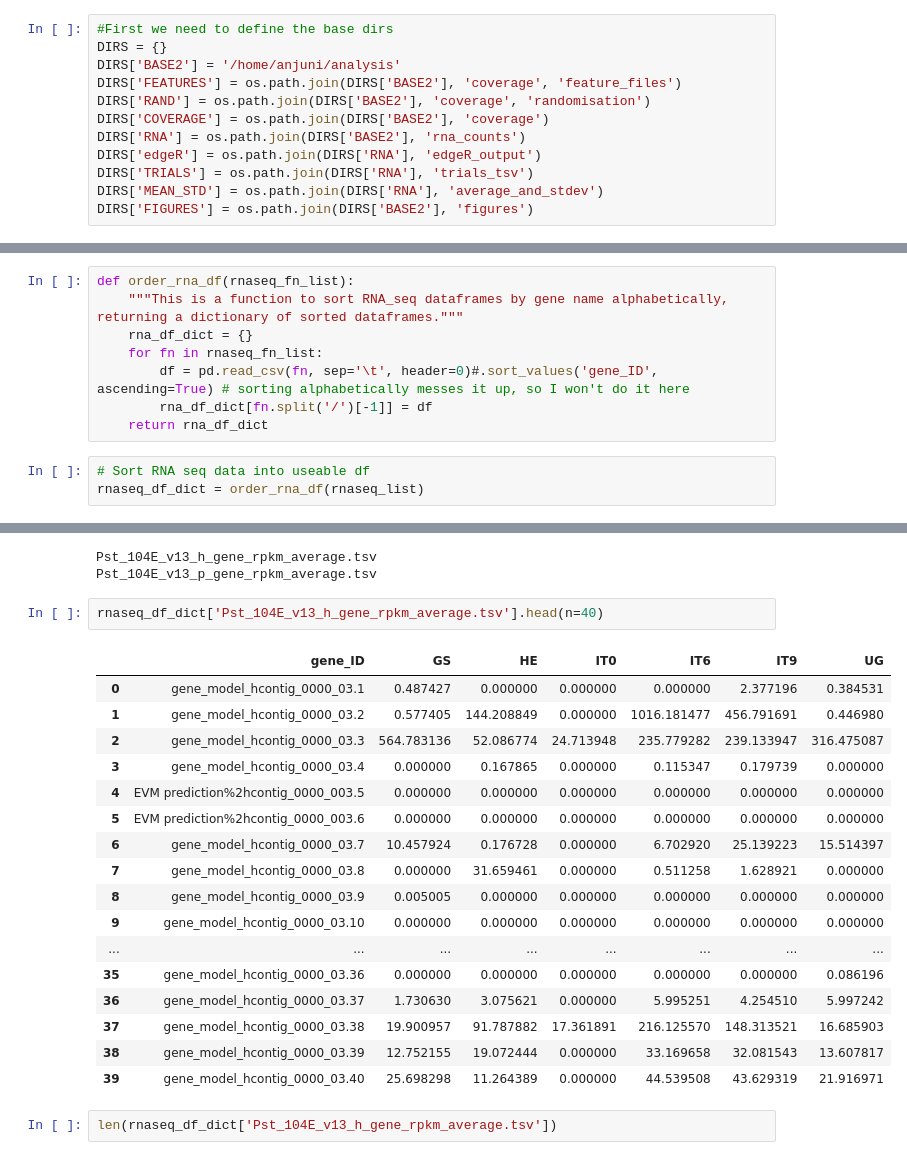
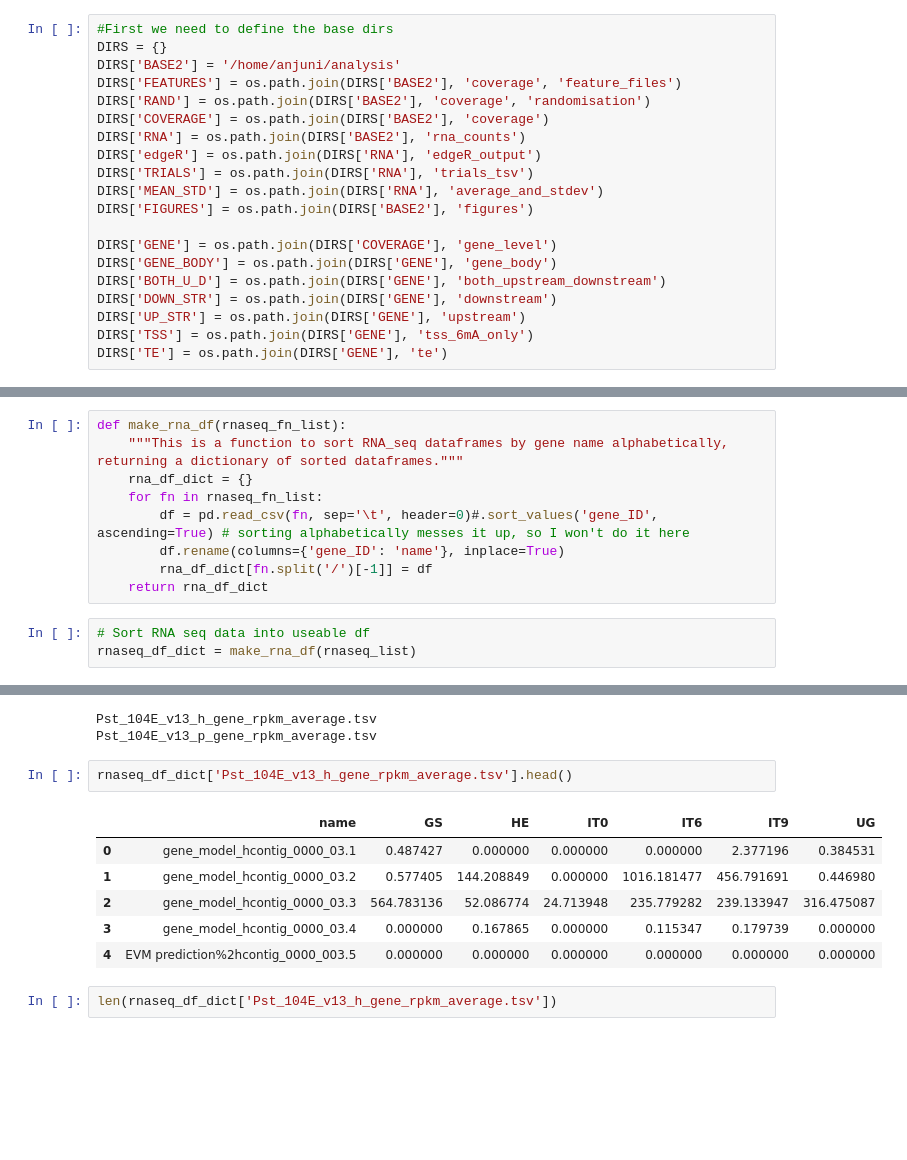
Before and after one commit to AnjuniPeiris/Honours_year, a Jupyter notebook: fisher/methylation/7_Gene_expression_analysis.ipynb, the cells around one changed output, grey strips where cells are left out. Saved outputs shown, nothing was run; the diff lists cells and outputs as text; blank space fills up the shorter version.

```diff
--- a/fisher/methylation/7_Gene_expression_analysis.ipynb
+++ b/fisher/methylation/7_Gene_expression_analysis.ipynb
@@ -46,6 +46,14 @@ DIRS['edgeR'] = os.path.join(DIRS['RNA'], 'edgeR_output')
 DIRS['TRIALS'] = os.path.join(DIRS['RNA'], 'trials_tsv')
 DIRS['MEAN_STD'] = os.path.join(DIRS['RNA'], 'average_and_stdev')
 DIRS['FIGURES'] = os.path.join(DIRS['BASE2'], 'figures')
+
+DIRS['GENE'] = os.path.join(DIRS['COVERAGE'], 'gene_level')
+DIRS['GENE_BODY'] = os.path.join(DIRS['GENE'], 'gene_body')
+DIRS['BOTH_U_D'] = os.path.join(DIRS['GENE'], 'both_upstream_downstream')
+DIRS['DOWN_STR'] = os.path.join(DIRS['GENE'], 'downstream')
+DIRS['UP_STR'] = os.path.join(DIRS['GENE'], 'upstream')
+DIRS['TSS'] = os.path.join(DIRS['GENE'], 'tss_6mA_only')
+DIRS['TE'] = os.path.join(DIRS['GENE'], 'te')
 # %%
 #Quick chech if directories exist
 for value in DIRS.values():
@@ -65,41 +71,31 @@ rnaseq_list
 ['/home/anjuni/analysis/rna_counts/average_and_stdev/Pst_104E_v13_h_gene_rpkm_average.tsv',
  '/home/anjuni/analysis/rna_counts/average_and_stdev/Pst_104E_v13_p_gene_rpkm_average.tsv']
 # %%
-def order_rna_df(rnaseq_fn_list):
+def make_rna_df(rnaseq_fn_list):
     """This is a function to sort RNA_seq dataframes by gene name alphabetically, returning a dictionary of sorted dataframes."""
     rna_df_dict = {}
     for fn in rnaseq_fn_list:
         df = pd.read_csv(fn, sep='\t', header=0)#.sort_values('gene_ID', ascending=True) # sorting alphabetically messes it up, so I won't do it here
+        df.rename(columns={'gene_ID': 'name'}, inplace=True)
         rna_df_dict[fn.split('/')[-1]] = df
     return rna_df_dict
 # %%
 # Sort RNA seq data into useable df
-rnaseq_df_dict = order_rna_df(rnaseq_list)
+rnaseq_df_dict = make_rna_df(rnaseq_list)
 # %%
 print(*rnaseq_df_dict, sep = '\n')
 # %% [output]
 Pst_104E_v13_h_gene_rpkm_average.tsv
 Pst_104E_v13_p_gene_rpkm_average.tsv
 # %%
-rnaseq_df_dict['Pst_104E_v13_h_gene_rpkm_average.tsv'].head(n=40)
+rnaseq_df_dict['Pst_104E_v13_h_gene_rpkm_average.tsv'].head()
 # %% [output]
-|  | gene_ID | GS | HE | IT0 | IT6 | IT9 | UG |
+|  | name | GS | HE | IT0 | IT6 | IT9 | UG |
 | 0 | gene_model_hcontig_0000_03.1 | 0.487427 | 0.000000 | 0.000000 | 0.000000 | 2.377196 | 0.384531 |
 | 1 | gene_model_hcontig_0000_03.2 | 0.577405 | 144.208849 | 0.000000 | 1016.181477 | 456.791691 | 0.446980 |
 | 2 | gene_model_hcontig_0000_03.3 | 564.783136 | 52.086774 | 24.713948 | 235.779282 | 239.133947 | 316.475087 |
 | 3 | gene_model_hcontig_0000_03.4 | 0.000000 | 0.167865 | 0.000000 | 0.115347 | 0.179739 | 0.000000 |
 | 4 | EVM prediction%2hcontig_0000_003.5 | 0.000000 | 0.000000 | 0.000000 | 0.000000 | 0.000000 | 0.000000 |
-| 5 | EVM prediction%2hcontig_0000_003.6 | 0.000000 | 0.000000 | 0.000000 | 0.000000 | 0.000000 | 0.000000 |
-| 6 | gene_model_hcontig_0000_03.7 | 10.457924 | 0.176728 | 0.000000 | 6.702920 | 25.139223 | 15.514397 |
-| 7 | gene_model_hcontig_0000_03.8 | 0.000000 | 31.659461 | 0.000000 | 0.511258 | 1.628921 | 0.000000 |
-| 8 | gene_model_hcontig_0000_03.9 | 0.005005 | 0.000000 | 0.000000 | 0.000000 | 0.000000 | 0.000000 |
-| 9 | gene_model_hcontig_0000_03.10 | 0.000000 | 0.000000 | 0.000000 | 0.000000 | 0.000000 | 0.000000 |
-| ... | ... | ... | ... | ... | ... | ... | ... |
-| 35 | gene_model_hcontig_0000_03.36 | 0.000000 | 0.000000 | 0.000000 | 0.000000 | 0.000000 | 0.086196 |
-| 36 | gene_model_hcontig_0000_03.37 | 1.730630 | 3.075621 | 0.000000 | 5.995251 | 4.254510 | 5.997242 |
-| 37 | gene_model_hcontig_0000_03.38 | 19.900957 | 91.787882 | 17.361891 | 216.125570 | 148.313521 | 16.685903 |
-| 38 | gene_model_hcontig_0000_03.39 | 12.752155 | 19.072444 | 0.000000 | 33.169658 | 32.081543 | 13.607817 |
-| 39 | gene_model_hcontig_0000_03.40 | 25.698298 | 11.264389 | 0.000000 | 44.539508 | 43.629319 | 21.916971 |
 # %%
 len(rnaseq_df_dict['Pst_104E_v13_h_gene_rpkm_average.tsv'])
 # %% [output]
```
Also changed, not shown: parts of 36 cells of this notebook.
